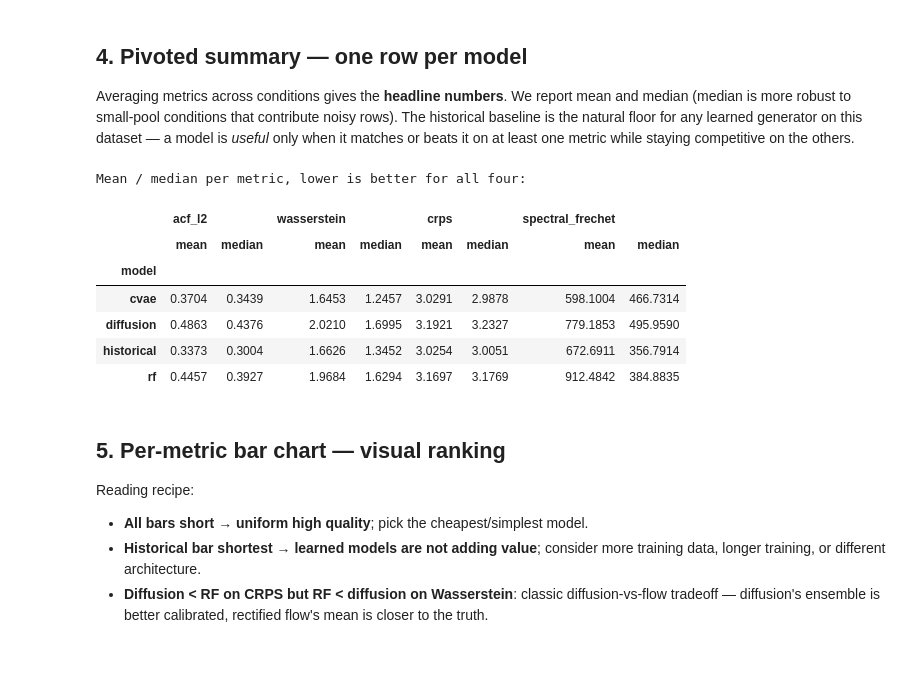
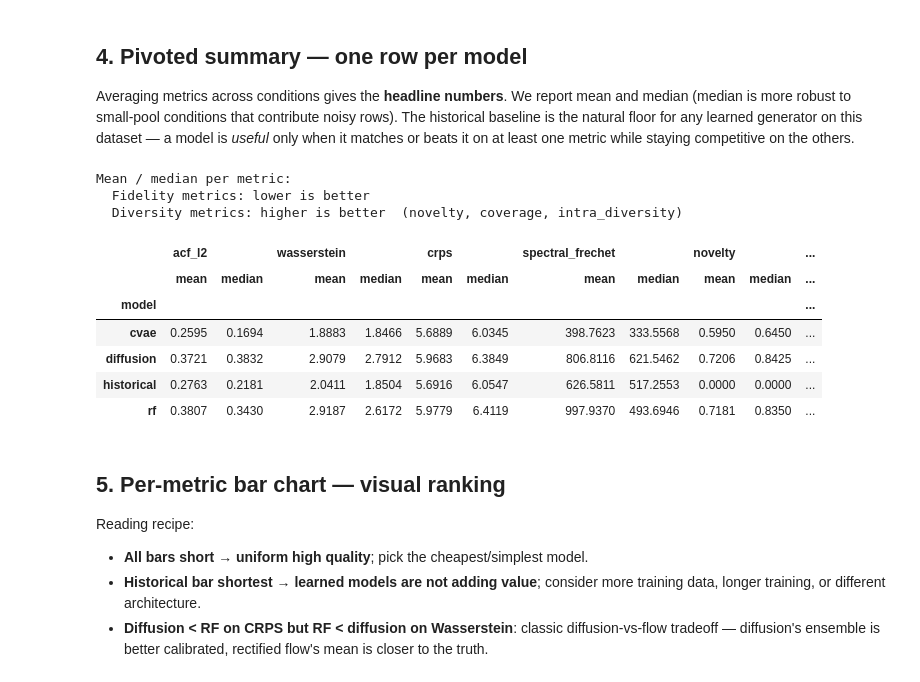
Before and after one commit to ncapac/tesina, a Jupyter notebook: notebooks/05_comparison.ipynb, the cells around one changed output. Cells and saved outputs as stored; diff of their text form; code cells hidden in the pictures.

```diff
--- a/notebooks/05_comparison.ipynb
+++ b/notebooks/05_comparison.ipynb
@@ -272,8 +469,8 @@ resampling from the empirical val pool (so any remaining functional
 distance is genuinely the conditional density miss, not a covariate
 distribution mismatch), and returns a long-format DataFrame.
 # %%
-# Real data is denormalised to Watts so every metric compares the same
-# physical quantity that the generators now return.
+# Real data is denormalised to Watts so fidelity metrics compare physical load.
+# Diversity metrics use shape-normalised profiles through the patched compare_models.
 x_val_W = shape_denormalize(x_val, log_mean_val, log_std_val)
 
 summary_df, _ = compare_models(
@@ -285,6 +482,7 @@ summary_df, _ = compare_models(
     guidance_scale  = GUIDANCE,
     n_ddim_steps    = N_STEPS,
     seed            = 0, show_figs=False, verbose=True,
+    train_data      = x_tr,      # enables shape-space novelty / coverage / intra_diversity
 )
 summary_df.to_csv(RES_DIR / 'comparison_long.csv', index=False)
 summary_df.head(12).round(4)
@@ -329,20 +527,30 @@ for any learned generator on this dataset — a model is *useful* only when
 it matches or beats it on at least one metric while staying competitive
 on the others.
 # %%
+FIDELITY_METRICS  = ['acf_l2', 'wasserstein', 'crps', 'spectral_frechet']
+DIVERSITY_METRICS = [c for c in ['novelty', 'coverage', 'intra_diversity']
+                     if c in summary_df.columns]
+ALL_METRICS = FIDELITY_METRICS + DIVERSITY_METRICS
+
 agg = (summary_df
-       .groupby('model')[['acf_l2','wasserstein','crps','spectral_frechet']]
-       .agg(['mean','median']).round(4))
-print('Mean / median per metric, lower is better for all four:')
+       .groupby('model')[ALL_METRICS]
+       .agg(['mean', 'median']).round(4))
+print('Mean / median per metric:')
+print('  Fidelity metrics: lower is better')
+if DIVERSITY_METRICS:
+    print('  Diversity metrics: higher is better  (novelty, coverage, intra_diversity)')
 agg
 # %% [output]
-Mean / median per metric, lower is better for all four:
+Mean / median per metric:
+  Fidelity metrics: lower is better
+  Diversity metrics: higher is better  (novelty, coverage, intra_diversity)
-|  | acf_l2 |  | wasserstein |  | crps |  | spectral_frechet |  |
-|  | mean | median | mean | median | mean | median | mean | median |
-| model |  |  |  |  |  |  |  |  |
-| cvae | 0.3704 | 0.3439 | 1.6453 | 1.2457 | 3.0291 | 2.9878 | 598.1004 | 466.7314 |
-| diffusion | 0.4863 | 0.4376 | 2.0210 | 1.6995 | 3.1921 | 3.2327 | 779.1853 | 495.9590 |
-| historical | 0.3373 | 0.3004 | 1.6626 | 1.3452 | 3.0254 | 3.0051 | 672.6911 | 356.7914 |
-| rf | 0.4457 | 0.3927 | 1.9684 | 1.6294 | 3.1697 | 3.1769 | 912.4842 | 384.8835 |
+|  | acf_l2 |  | wasserstein |  | crps |  | spectral_frechet |  | novelty |  | ... |
+|  | mean | median | mean | median | mean | median | mean | median | mean | median | ... |
+| model |  |  |  |  |  |  |  |  |  |  | ... |
+| cvae | 0.2595 | 0.1694 | 1.8883 | 1.8466 | 5.6889 | 6.0345 | 398.7623 | 333.5568 | 0.5950 | 0.6450 | ... |
+| diffusion | 0.3721 | 0.3832 | 2.9079 | 2.7912 | 5.9683 | 6.3849 | 806.8116 | 621.5462 | 0.7206 | 0.8425 | ... |
+| historical | 0.2763 | 0.2181 | 2.0411 | 1.8504 | 5.6916 | 6.0547 | 626.5811 | 517.2553 | 0.0000 | 0.0000 | ... |
+| rf | 0.3807 | 0.3430 | 2.9187 | 2.6172 | 5.9779 | 6.4119 | 997.9370 | 493.6946 | 0.7181 | 0.8350 | ... |
 # %% [markdown]
 ## 5. Per-metric bar chart — visual ranking
 
```
Also changed, not shown: parts of 25 cells of this notebook, 5 other files.
